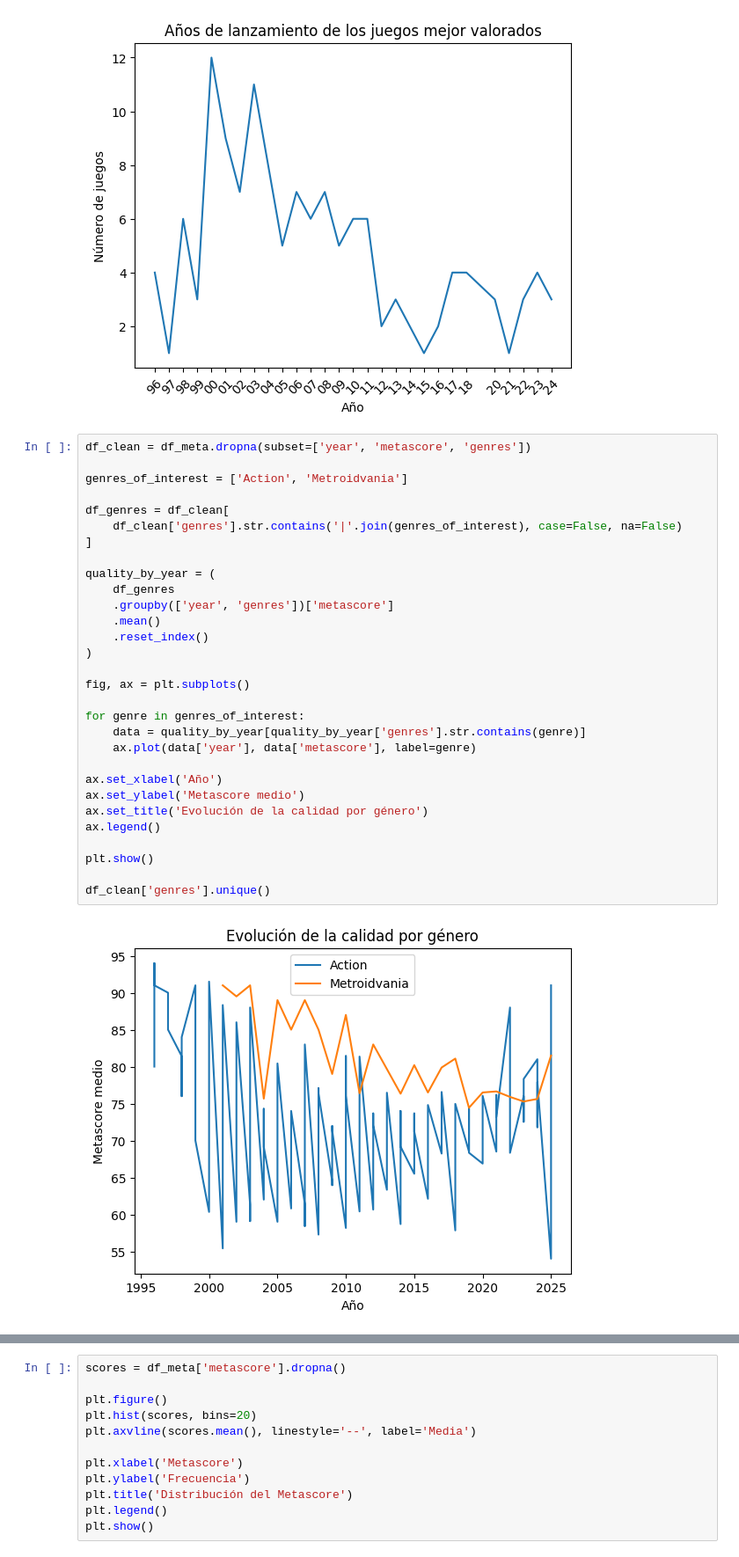
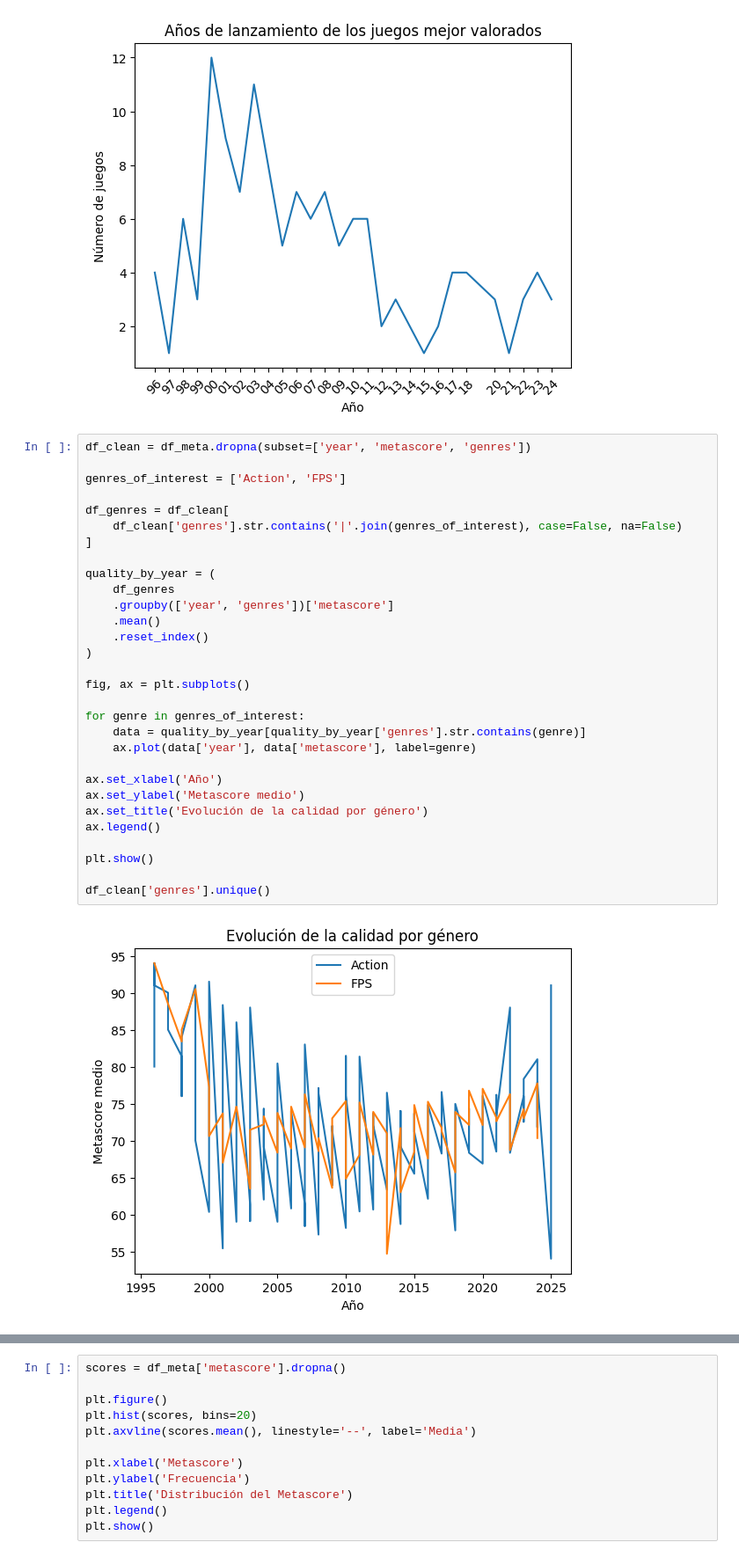
Before and after one commit to danmascarilla/Project_EDA, a Jupyter notebook: src/notebooks/pruebas.ipynb, the cells around one changed output, grey strips where cells are left out. Shown at 88% size. Saved outputs shown, nothing was run; the diff lists cells and outputs as text.

```diff
--- a/src/notebooks/pruebas.ipynb
+++ b/src/notebooks/pruebas.ipynb
@@ -198,35 +181,35 @@ plt.show()
 # %%
 df_clean = df_meta.dropna(subset=['year', 'metascore', 'genres'])
 
-genres_of_interest = ['Action', 'Metroidvania']
+genres_of_interest = ['Action', 'FPS']
 
 df_genres = df_clean[
     df_clean['genres'].str.contains('|'.join(genres_of_interest), case=False, na=False)
 ]
 
 quality_by_year = (
     df_genres
     .groupby(['year', 'genres'])['metascore']
     .mean()
     .reset_index()
 )
 
 fig, ax = plt.subplots()
 
 for genre in genres_of_interest:
     data = quality_by_year[quality_by_year['genres'].str.contains(genre)]
     ax.plot(data['year'], data['metascore'], label=genre)
 
 ax.set_xlabel('Año')
 ax.set_ylabel('Metascore medio')
 ax.set_title('Evolución de la calidad por género')
 ax.legend()
 
 plt.show()
 
 df_clean['genres'].unique()
 # %% [output]
-[figure, old version]
+[figure, new version]
 array(['Open-World Action', '3D Fighting', '3D Platformer', 'Skating',
        'FPS', 'Football Sim', 'Linear Action Adventure', 'Survival',
        'Western RPG', 'Compilation', 'Visual Novel', 'Action RPG',
```
Also changed, not shown: parts of 6 cells of this notebook.
